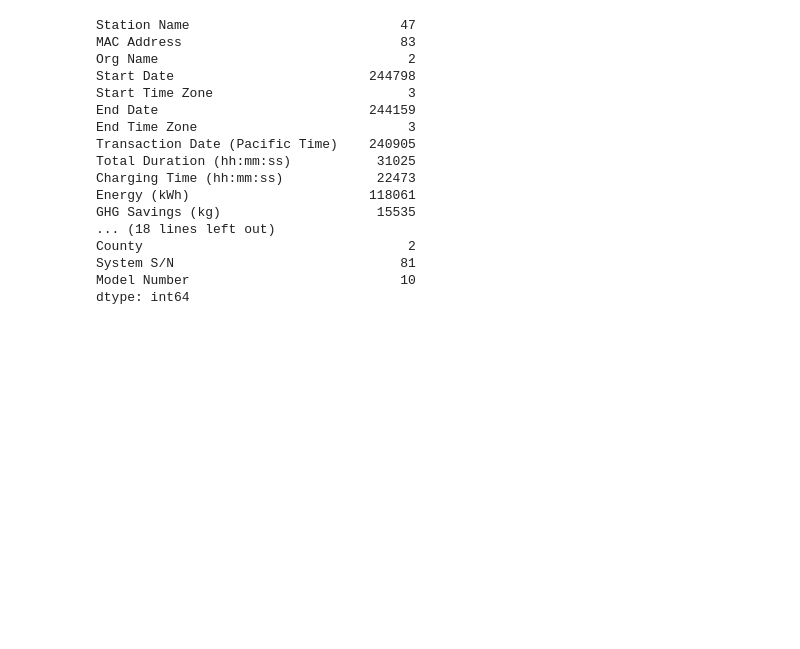
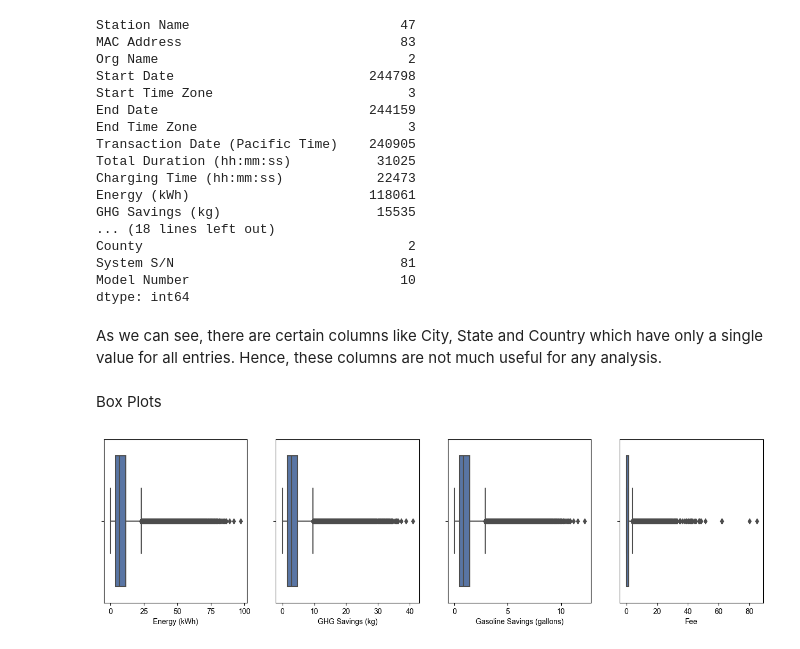
Before and after one commit to Gangaraj-eng/IT496_DataForce_CourseProject1, a Jupyter notebook: 202001411/202001411_IT496_CP1.ipynb, the cells around one changed output. Drawn from its saved outputs; the diff is of its cells as text; code cells hidden in the pictures; blank space fills up the shorter version.

Commit message:
Data preprocessing

```diff
--- a/202001411/202001411_IT496_CP1.ipynb
+++ b/202001411/202001411_IT496_CP1.ipynb
@@ -104,3 +114,15 @@ County                                  2
 System S/N                             81
 Model Number                           10
 dtype: int64
+# %% [markdown]
+As we can see, there are certain columns like City, State and Country which have only a single value for all entries. Hence, these columns are not much useful for any analysis.
+# %% [markdown]
+Box Plots
+# %%
+fig, ax = plt.subplots(1, 4, figsize=(16, 4))
+
+sns.set_theme(style="whitegrid")
+for axid, col in enumerate(["Energy (kWh)", "GHG Savings (kg)", "Gasoline Savings (gallons)","Fee"]):
+    sns.boxplot(x=data[col], ax=ax[axid])
+# %% [output]
+[figure, added]
```
Also changed, not shown: parts of 35 cells of this notebook.
